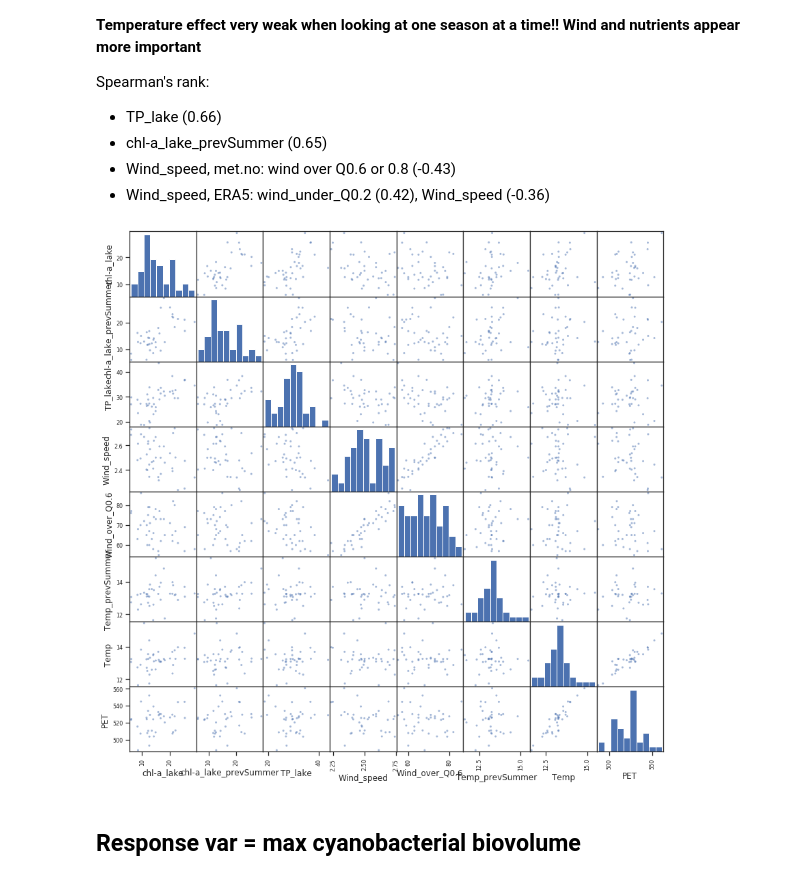
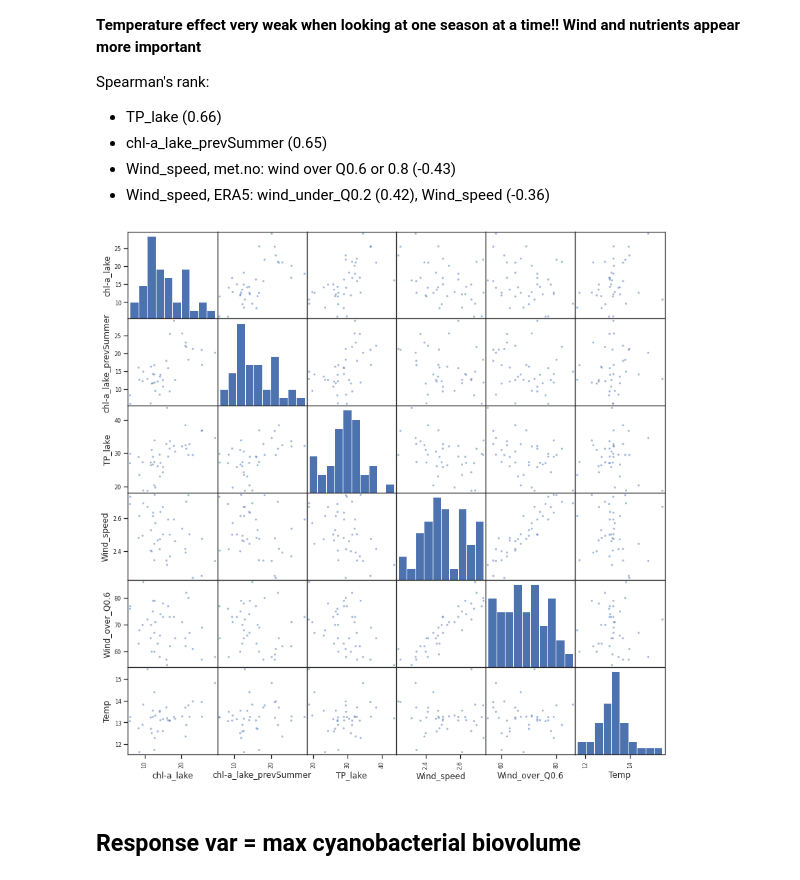
Before and after one commit to NIVANorge/seasonal_forecasting_watexr, a Jupyter notebook: Norway_Morsa/BayesianNetwork/Notebooks/01_data_preprocess_and_stats.ipynb, the cells around one changed output. Cells and saved outputs as stored; diff of their text form; code cells hidden in the pictures.

```diff
--- a/Norway_Morsa/BayesianNetwork/Notebooks/01_data_preprocess_and_stats.ipynb
+++ b/Norway_Morsa/BayesianNetwork/Notebooks/01_data_preprocess_and_stats.ipynb
@@ -47,7 +45,7 @@ inc_Van1 = 0
 # FILE PATHS to input data
 
 # Met (T, pptn, wind)
-met_source = 'metno' # Choose one of: 'metno', 'era5'
+met_source = 'era5' # Choose one of: 'metno', 'era5'
 met_fpath_dict = {'metno': r'../../Data/Meteorological/Obs_metno/Obs_Metno_1km_gridded_Morsa_v2.csv',
                   'era5': r'../../Data/Meteorological/06_era5/era5_morsa_1980-2019_daily.csv'}
 if met_source == 'metno': # Wind is in a separate file
@@ -75,6 +73,7 @@ ecol_fpath_dict = {'Van1': r'../Data/ExploratoryInput/Van1_PTI_Cyano_to2018.xlsx
 
 # Output folders
 out_file = r'../Data/DataMatrices'
+corr_coeff_folder = r'../Data/CorrelationCoeffs'
 graph_outfolder = r'../Figures'
 # %% [markdown]
 # Read in daily data
@@ -231,11 +230,10 @@ daily_df = daily_df.loc['1980-01-01':,:]
 # Drop some cols and rename others
 if basin == 'Van2' and inc_Van1==1:
     cols_to_drop = ['SS_min_catch', 'SS_catch','TDP_catch','SRP_catch',
-                    'TOC_lake','TDP_lake','SS_lake','SS_min_lake',
+                    'TDP_lake','SS_lake','SS_min_lake',
                     'TOC_van1', 'TDP_van1', 'SS_min_van1', 'SS_van1',]
 else:
-    cols_to_drop = ['SS_min_catch', 'SS_catch','TDP_catch','SRP_catch',
-                    'TOC_lake','TDP_lake','SS_lake','SS_min_lake']
+    cols_to_drop = ['SS_min_catch', 'SS_catch','TDP_catch','SRP_catch']
 
 var_rename_dict = {'Biovolume_mm3_per_l':'Biovolume','Cyano_biovol_mm3_per_l':'CyanoBiovol'}
 
@@ -246,7 +244,7 @@ daily_df.rename(var_rename_dict, axis=1, inplace=True)
 print(daily_df.columns.values)
 daily_fig = daily_df.loc['1980-01-01':,:].plot(subplots=True, style='o', ms=3, figsize=(12,20), grid=True);
 
-# plt.savefig(os.path.join(graph_outfolder,'daily_data_tseries.png'))
+plt.savefig(os.path.join(graph_outfolder,'daily_data_tseries.png'))
 # %% [output]
 ['Pptn' 'Temp' 'Wind_speed' 'PET' 'Q' 'TP_catch' 'chl-a_lake' 'TP_lake'
  'colour_lake' 'CyanoBiovol']
@@ -765,13 +783,13 @@ Spearman's rank:
 - Wind_speed, ERA5: wind_under_Q0.2 (0.42), Wind_speed (-0.36)
 # %%
 vars_for_scatterplot = ['chl-a_lake','chl-a_lake_prevSummer', 'TP_lake','Wind_speed','Wind_over_Q0.6',
-                        'Temp_prevSummer','Temp', 'PET']
+                        'Temp']
 
 pd.plotting.scatter_matrix(season_var_df.loc[:,vars_for_scatterplot], figsize=(14,14));
 
-# plt.savefig(os.path.join(graph_outfolder,'seasonal_6M_scattermatrix_chl-a_%s_%s.png'%(season_slice,basin)))
+plt.savefig(os.path.join(graph_outfolder,'seasonal_6M_scattermatrix_chl-a_%s.png'%met_source))
 # %% [output]
-[figure, old version]
+[figure, new version]
 # %% [markdown]
 ## Response var = max cyanobacterial biovolume
 # %%
```
Also changed, not shown: parts of 22 cells of this notebook, 24 other files.
